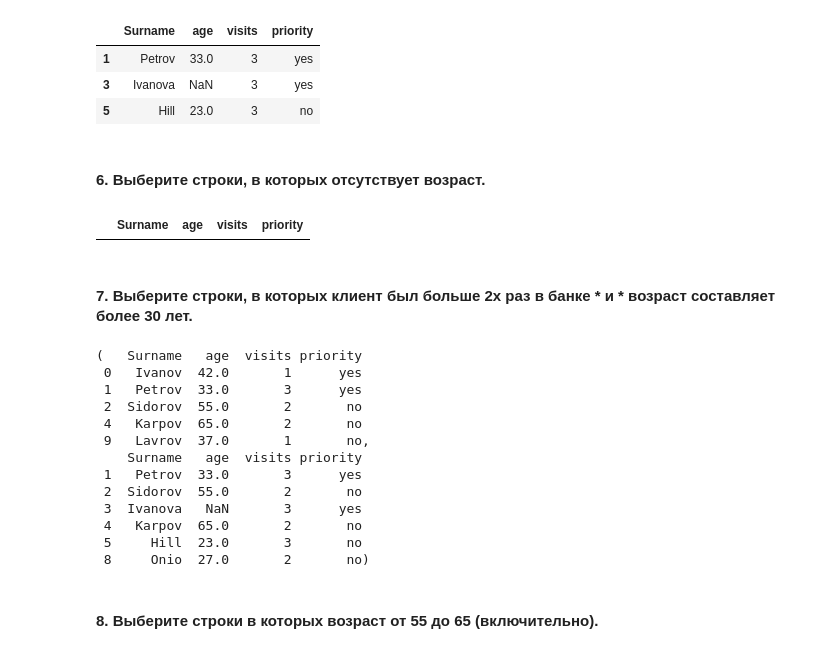
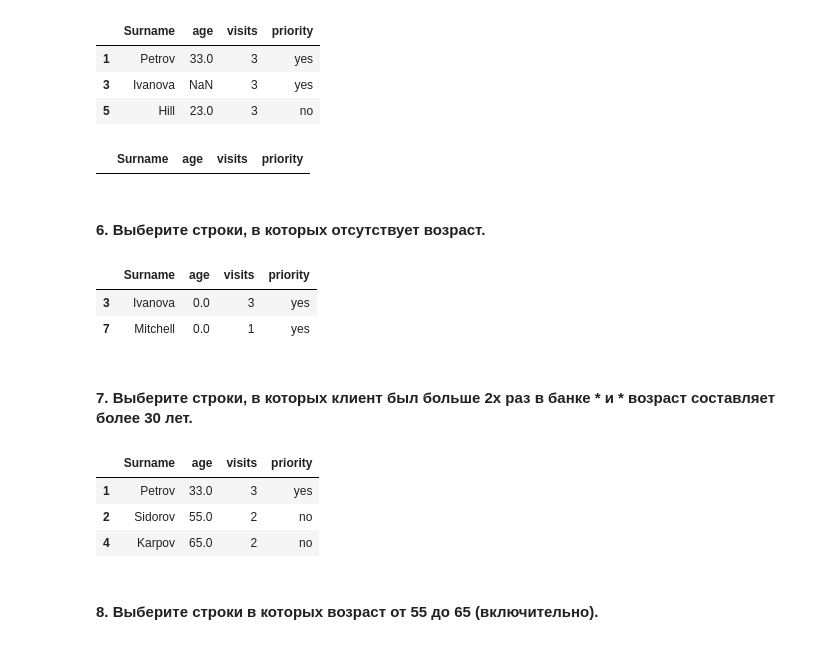
Before and after one commit to PolinaKormiltseva/Kormiltseva_Python, a Jupyter notebook: Kormiltseva DZ1__2.1.ipynb, the cells around one changed output. Cells and saved outputs as stored; diff of their text form; code cells hidden in the pictures.

```diff
--- a/Kormiltseva DZ1__2.1.ipynb
+++ b/Kormiltseva DZ1__2.1.ipynb
@@ -99,30 +99,28 @@ df[df['visits']>=3]
 | 1 | Petrov | 33.0 | 3 | yes |
 | 3 | Ivanova | NaN | 3 | yes |
 | 5 | Hill | 23.0 | 3 | no |
+# %%
+df[df['visits']>3]
+# %% [output]
+|  | Surname | age | visits | priority |
 # %% [markdown]
 #### 6. Выберите строки, в которых отсутствует возраст.
-# %%
-df[df['age']==np.nan]
-# %% [output]
-|  | Surname | age | visits | priority |
+# %%
+df.fillna({'age':0})
+df[df['age']==0.0]
+# %% [output]
+|  | Surname | age | visits | priority |
+| 3 | Ivanova | 0.0 | 3 | yes |
+| 7 | Mitchell | 0.0 | 1 | yes |
 # %% [markdown]
 #### 7. Выберите строки, в которых клиент был больше 2х раз в банке * и * возраст составляет более 30 лет.
 # %%
-df[df['age'] >= 30],    df[df['visits'] >= 2]
+df[(df['age'] >= 30) &  (df['visits'] >= 2)]
 # %% [output]
-(   Surname   age  visits priority
- 0   Ivanov  42.0       1      yes
- 1   Petrov  33.0       3      yes
- 2  Sidorov  55.0       2       no
- 4   Karpov  65.0       2       no
- 9   Lavrov  37.0       1       no,
-    Surname   age  visits priority
- 1   Petrov  33.0       3      yes
- 2  Sidorov  55.0       2       no
- 3  Ivanova   NaN       3      yes
- 4   Karpov  65.0       2       no
- 5     Hill  23.0       3       no
- 8     Onio  27.0       2       no)
+|  | Surname | age | visits | priority |
+| 1 | Petrov | 33.0 | 3 | yes |
+| 2 | Sidorov | 55.0 | 2 | no |
+| 4 | Karpov | 65.0 | 2 | no |
 # %% [markdown]
 #### 8. Выберите строки в которых возраст от 55 до 65 (включительно).
 # %%
```
